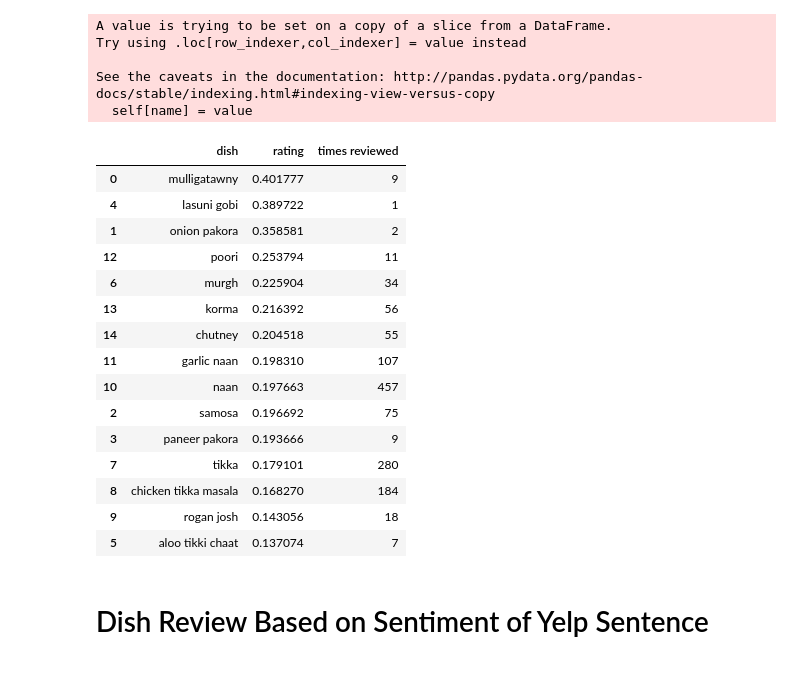
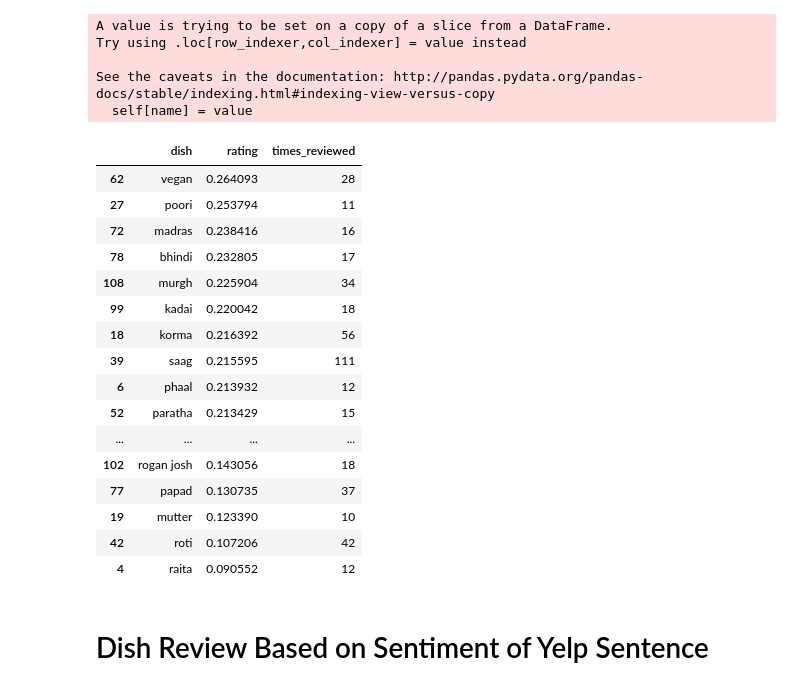
Before and after one commit to jakedaford/Scrapy_project_yelp, a Jupyter notebook: Review_of_menu_item_Dhaba.ipynb, the cells around one changed output. Drawn from its saved outputs; the diff is of its cells as text; code cells hidden in the pictures.

```diff
--- a/Review_of_menu_item_Dhaba.ipynb
+++ b/Review_of_menu_item_Dhaba.ipynb
@@ -18,2 +19,35 @@ sample_menu = ['mulligatawny', 'onion pakora', 'samosa', 'paneer pakora',
+# %%
+sample_menu = ['mulligatawny', 'pakora', 'batata vada', 'chilli masala',
+               'samosa', 'kaju', 'paneer pakora', 'baingan',
+               'bhindi', 'lasuni gobi', 'savera', 'malai wai',
+               'taash kabab', 'kalmi kabab', 'tangri kabab', 'reshmi',
+               'murgh kabab', 'mustard chicken tikka', 'fish amritsari',
+               'luchi', 'chapli kabab', 'vada pao', 'pab bhaji',
+               'chili pao', 'khurchan pao', 'keema pao',
+               'bhel poori', 'batata sev poori', 'pani poori',
+               'papri chaat', 'aloo tikki chaat', 'samosa chaat',
+               'chole batura', 'murgh', 'murgh tandoor', 'murgh tikka',
+               'malai kabab', 'seekh kabab', 'malai kabab', 'jhinga',
+               'andrak', 'mixed grill', 'biryani', 'pulav', 'pulao',
+               'lemon rice', 'ghee rice', 'vegan', 'wadi', 'saag',
+               'bharta', 'kofta', 'mutter', 'marke paneeer', 'kali mirch',
+               'saag paneer', 'saag malai', 'kadhi', 'bhindi', 'korma',
+               'murgh', 'punjab murgh', 'methi murgh', 'bharta',
+               'chutneywala', 'kali murch', 'butter murgh',
+               'chicken tikka masala', 'murgh dahiwala', 'keema',
+               'rogan josh', 'lamb dhansak', 'bhindi gosht',
+               'dhaba goat curry', 'gao fish', 'patiala', 'sarson',
+               'shrimp curry', 'shrimp tikka', 'roomali',
+               'naan', 'garlic naan', 'onion naan', 'paneer cheese',
+               'nut naan', 'kulcha', 'paratha', 'aloo paratha',
+               'gobi paratha', 'tandoori roti', 'roti', 'maaki',
+               'poori', 'balti', 'phaal', 'madras', 'piaza', 'kadai',
+               'bhuna', 'vindaloo', 'balchao', 'korma', 'saag',
+               'jalfrezi', 'achari', 'langarwali daal', 'daal tadka',
+               'daal', 'ki daal', 'dhaba daal', 'rajma',
+               'pickels', 'papad', 'mango chutney', 'raita',
+              'chicken', 'goat', 'lamb', 'fish', 'shrimp', 'mango lassi']
+
+sample_menu = list(set(sample_menu))
 # %% [markdown]
 ## Dish Reviews Based on Yelp Review
@@ -95,31 +126,32 @@ def dish_count(item, df):
 # %%
 # create the dish review dataframe
 dish_ratings = [avg_review_of_dish(item, df_sentiment)[0] for item in sample_menu]
 dish_counts = [dish_count(item, df_sentiment) for item in sample_menu]
 data = {'dish' : sample_menu,
        'rating' : dish_ratings,
-       'times reviewed': dish_counts}
+       'times_reviewed': dish_counts}
 dish_sentiment_df = pd.DataFrame(data)
 
-
-dish_sentiment_df.sort_values(by = 'rating', ascending=False)
+dish_sentiment_df[dish_sentiment_df.times_reviewed > 9].\
+sort_values(by = 'rating', ascending=False)
 # %% [output]
-|  | dish | rating | times reviewed |
-| 0 | mulligatawny | 0.401777 | 9 |
-| 4 | lasuni gobi | 0.389722 | 1 |
-| 1 | onion pakora | 0.358581 | 2 |
-| 12 | poori | 0.253794 | 11 |
-| 6 | murgh | 0.225904 | 34 |
-| 13 | korma | 0.216392 | 56 |
-| 14 | chutney | 0.204518 | 55 |
-| 11 | garlic naan | 0.198310 | 107 |
-| 10 | naan | 0.197663 | 457 |
-| 2 | samosa | 0.196692 | 75 |
-| 3 | paneer pakora | 0.193666 | 9 |
-| 7 | tikka | 0.179101 | 280 |
-| 8 | chicken tikka masala | 0.168270 | 184 |
-| 9 | rogan josh | 0.143056 | 18 |
-| 5 | aloo tikki chaat | 0.137074 | 7 |
+|  | dish | rating | times_reviewed |
+| 62 | vegan | 0.264093 | 28 |
+| 27 | poori | 0.253794 | 11 |
+| 72 | madras | 0.238416 | 16 |
+| 78 | bhindi | 0.232805 | 17 |
+| 108 | murgh | 0.225904 | 34 |
+| 99 | kadai | 0.220042 | 18 |
+| 18 | korma | 0.216392 | 56 |
+| 39 | saag | 0.215595 | 111 |
+| 6 | phaal | 0.213932 | 12 |
+| 52 | paratha | 0.213429 | 15 |
+| ... | ... | ... | ... |
+| 102 | rogan josh | 0.143056 | 18 |
+| 77 | papad | 0.130735 | 37 |
+| 19 | mutter | 0.123390 | 10 |
+| 42 | roti | 0.107206 | 42 |
+| 4 | raita | 0.090552 | 12 |
 # %% [markdown]
 # Dish Review Based on Sentiment of Yelp Sentence
 # %% [markdown]
```
Also changed, not shown: parts of 30 cells of this notebook, 1 other file.
